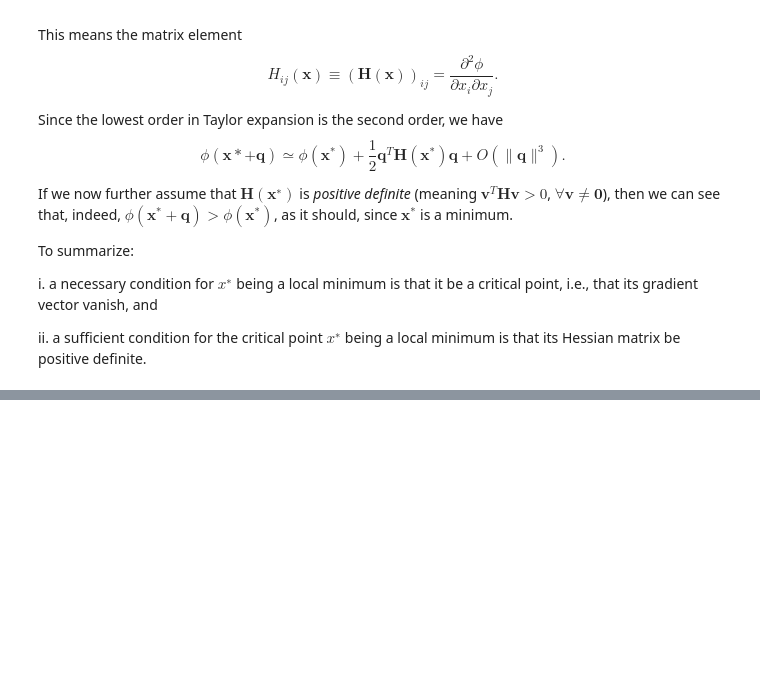
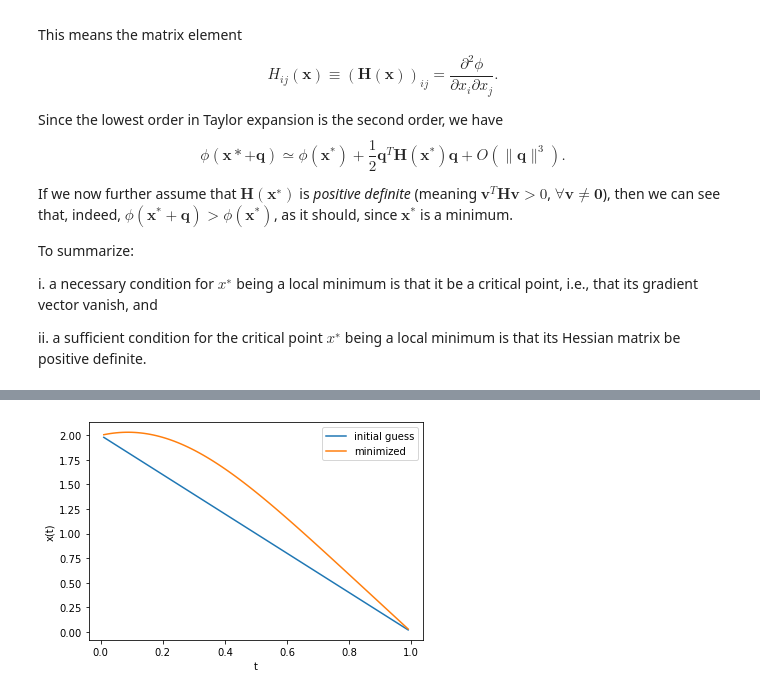
Before and after one commit to pengyangraul/phys490, a Jupyter notebook: week10.ipynb, the cells around one changed output, grey strips where cells are left out. Drawn from its saved outputs; the diff is of its cells as text; code cells hidden in the pictures; blank space fills up the shorter version.

```diff
--- a/week10.ipynb
+++ b/week10.ipynb
@@ -124,0 +395,84 @@ that you’re always actually moving in the direction that will most quickly bri
+# %%
+import numpy as np
+import matplotlib.pyplot as plt
+def params():
+    nvar = 99; m = 1. # We have 99 middle points, 1,2,...,99
+    xini, xfin = 2., 0. # end points are fixed at 2 and 0
+    tt = 1.; dt = tt/(nvar+1) # total time 1
+    return nvar, m, xini, xfin, dt
+
+def fod(der,x):
+    return -x**3 if der==0 else -3*x**2
+
+def gradient(xs):
+    nvar, m, xini, xfin, dt = params()
+    arr = np.zeros(nvar)
+    arr[0] = (m/dt)*(2*xs[0]-xini-xs[1]) + dt * fod(0,xs[0])
+    arr[1:-1] = (m/dt)*(2*xs[1:-1] - xs[:-2] - xs[2:]) + dt*fod(0,xs[1:-1])
+    arr[-1] = (m/dt)*(2*xs[-1]-xs[-2]-xfin) +dt * fod(0,xs[-1])
+    return arr
+
+def hessian(xs):
+    nvar, m, xini, xfin, dt = params()
+    he = np.diag(2*m/dt+ dt*fod(1,xs))
+    np.fill_diagonal(he[1:,:], -m/dt)
+    np.fill_diagonal(he[:,1:], -m/dt)
+    return he
+
+def multi_newton(gradient,hessian,xolds,kmax=200,tol=1.e-8):
+    for k in range(1,kmax):
+        grad_xolds = gradient(xolds)
+        he_xolds = hessian(xolds)
+        xnews = xolds + gauelim_pivot(he_xolds, -grad_xolds)
+        err = termcrit(xolds,xnews)
+        print(k, xnews, err)
+        if err < tol:
+            break
+        xolds = np.copy(xnews)
+    else:
+        xnews = None
+    return xnews
+
+
+def gauelim_pivot(inA,inbs):
+    A = np.copy(inA)
+    bs = np.copy(inbs)
+    n = bs.size
+
+    for j in range(n-1):
+        k = np.argmax(np.abs(A[j:,j])) + j
+        if k != j:
+            A[j,:], A[k,:] = A[k,:], A[j,:].copy()
+            bs[j], bs[k] = bs[k], bs[j]
+
+        for i in range(j+1,n):
+            coeff = A[i,j]/A[j,j]
+            A[i,j:] -= coeff*A[j,j:]
+            bs[i] -= coeff*bs[j]
+
+    xs = backsub(A,bs)
+    return xs
+
+def backsub(U,bs):
+    n = bs.size
+    xs = np.zeros(n)
+    for i in reversed(range(n)):
+        xs[i] = (bs[i] - U[i,i+1:]@xs[i+1:])/U[i,i]
+    return xs
+
+def termcrit(xolds,xnews):
+    errs = np.abs((xnews - xolds)/xnews)
+    return np.sum(errs)
+
+
+if __name__ == '__main__':
+    nvar, m, xini, xfin, dt = params()
+    xolds = np.linspace(2,0,nvar+2)[1:-1]
+    xnews = multi_newton(gradient, hessian, xolds); print(xnews)
+    tlist = np.linspace(0,1,nvar+2)
+    plt.plot(tlist[1:-1],xolds,label='initial guess')
+    plt.plot(tlist[1:-1],xnews, label='minimized')
+    plt.legend()
+    plt.xlabel('t')
+    plt.ylabel('x(t)')
+# %% [output]
@@ -124,0 +496 @@ that you’re always actually moving in the direction that will most quickly bri
+[figure, added]
```
Also changed, not shown: parts of 12 cells of this notebook, 4 other files.
